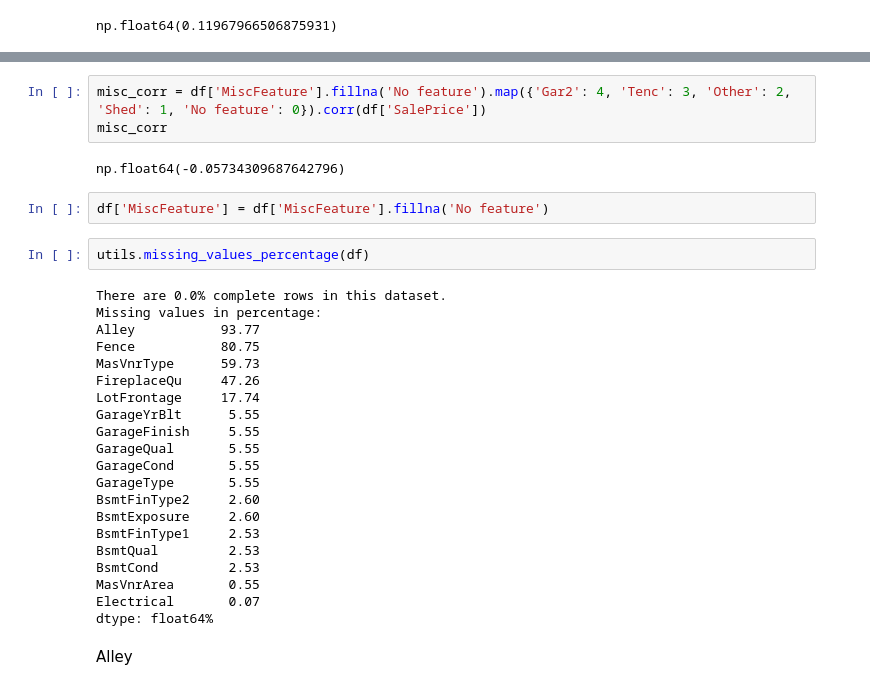
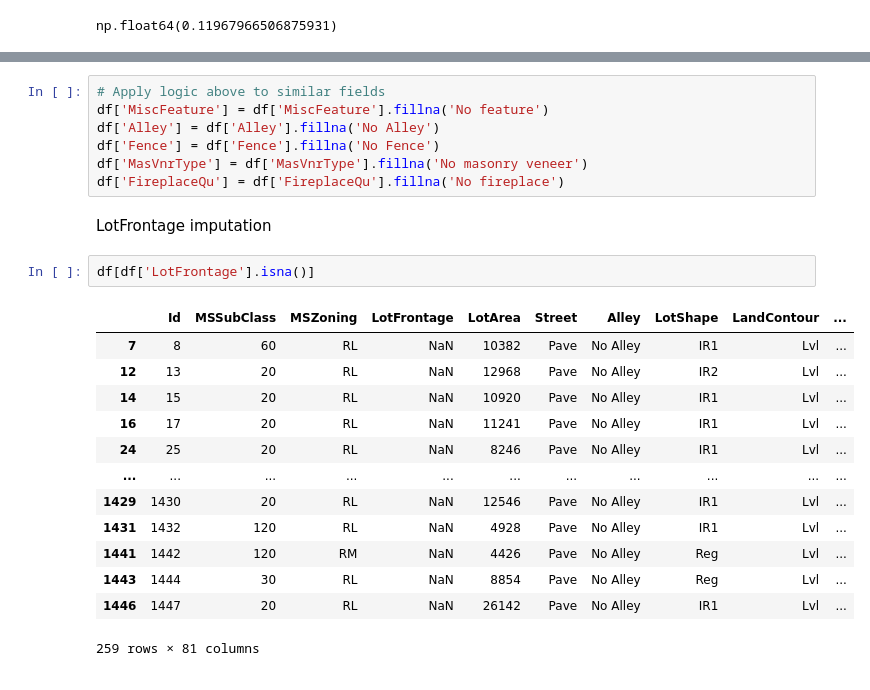
Before and after one commit to serverdaun/house_prices_kaggle, a Jupyter notebook: house_prices_kaggle/notebooks/data_preprocessing.ipynb, the cells around one changed output, grey strips where cells are left out. Saved outputs shown, nothing was run; the diff lists cells and outputs as text.

```diff
--- a/house_prices_kaggle/notebooks/data_preprocessing.ipynb
+++ b/house_prices_kaggle/notebooks/data_preprocessing.ipynb
@@ -149,32 +128,25 @@ Name: MiscVal, dtype: float64
-# %%
-misc_corr = df['MiscFeature'].fillna('No feature').map({'Gar2': 4, 'Tenc': 3, 'Other': 2, 'Shed': 1, 'No feature': 0}).corr(df['SalePrice'])
-misc_corr
-# %% [output]
-np.float64(-0.05734309687642796)
 # %%
+# Apply logic above to similar fields
 df['MiscFeature'] = df['MiscFeature'].fillna('No feature')
+df['Alley'] = df['Alley'].fillna('No Alley')
+df['Fence'] = df['Fence'].fillna('No Fence')
+df['MasVnrType'] = df['MasVnrType'].fillna('No masonry veneer')
+df['FireplaceQu'] = df['FireplaceQu'].fillna('No fireplace')
-# %%
-utils.missing_values_percentage(df)
-# %% [output]
-There are 0.0% complete rows in this dataset.
-Missing values in percentage:
-Alley           93.77
-Fence           80.75
-MasVnrType      59.73
-FireplaceQu     47.26
-LotFrontage     17.74
-GarageYrBlt      5.55
-GarageFinish     5.55
-GarageQual       5.55
-GarageCond       5.55
-GarageType       5.55
-BsmtFinType2     2.60
-BsmtExposure     2.60
-BsmtFinType1     2.53
-BsmtQual         2.53
-BsmtCond         2.53
-MasVnrArea       0.55
-Electrical       0.07
-dtype: float64%
-# %% [markdown]
-Alley
+# %% [markdown]
+LotFrontage imputation
+# %%
+df[df['LotFrontage'].isna()]
+# %% [output]
+|  | Id | MSSubClass | MSZoning | LotFrontage | LotArea | Street | Alley | LotShape | LandContour | ... |
+| 7 | 8 | 60 | RL | NaN | 10382 | Pave | No Alley | IR1 | Lvl | ... |
+| 12 | 13 | 20 | RL | NaN | 12968 | Pave | No Alley | IR2 | Lvl | ... |
+| 14 | 15 | 20 | RL | NaN | 10920 | Pave | No Alley | IR1 | Lvl | ... |
+| 16 | 17 | 20 | RL | NaN | 11241 | Pave | No Alley | IR1 | Lvl | ... |
+| 24 | 25 | 20 | RL | NaN | 8246 | Pave | No Alley | IR1 | Lvl | ... |
+| ... | ... | ... | ... | ... | ... | ... | ... | ... | ... | ... |
+| 1429 | 1430 | 20 | RL | NaN | 12546 | Pave | No Alley | IR1 | Lvl | ... |
+| 1431 | 1432 | 120 | RL | NaN | 4928 | Pave | No Alley | IR1 | Lvl | ... |
+| 1441 | 1442 | 120 | RM | NaN | 4426 | Pave | No Alley | Reg | Lvl | ... |
+| 1443 | 1444 | 30 | RL | NaN | 8854 | Pave | No Alley | Reg | Lvl | ... |
+| 1446 | 1447 | 20 | RL | NaN | 26142 | Pave | No Alley | IR1 | Lvl | ... |
+259 rows × 81 columns
```
Also changed, not shown: parts of 27 cells of this notebook.
